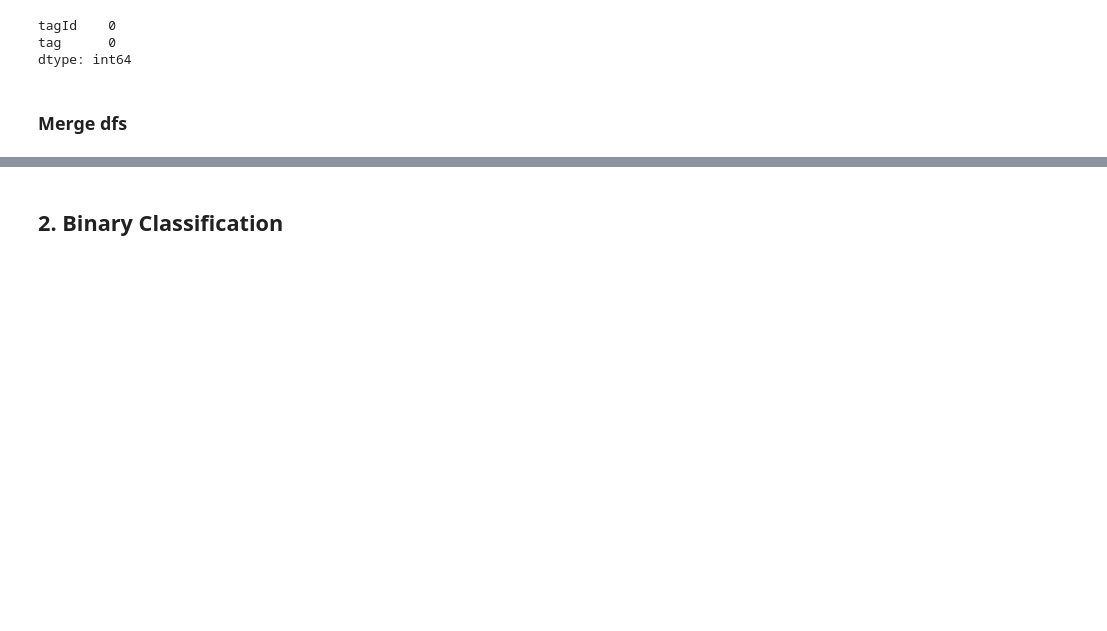
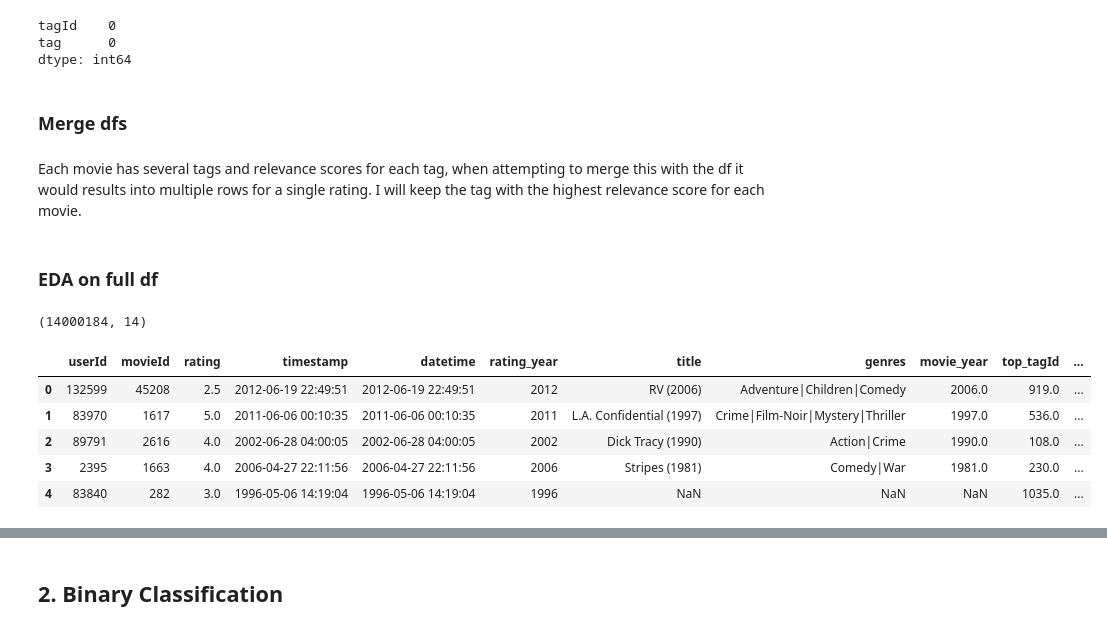
Before and after one commit to mara-sanchez1/MovieLens, a Jupyter notebook: MovieLens.ipynb, the cells around one changed output, grey strips where cells are left out. Cells and saved outputs as stored; diff of their text form; code cells hidden in the pictures; blank space fills up the shorter version.

Commit message:
Finished eda on full df

```diff
--- a/MovieLens.ipynb
+++ b/MovieLens.ipynb
@@ -559,0 +621,30 @@ dtype: int64
+# %% [markdown]
+Each movie has several tags and relevance scores for each tag, when attempting to merge this with the df it would results into multiple rows for a single rating. I will keep the tag with the highest relevance score for each movie.
+# %%
+# Merge train/test dfs
+
+ratings_movies_train = build_ratings_dataset(
+    rating_train, movie_train, genome_scores_train, genome_tags_train
+)
+
+ratings_movies_test = build_ratings_dataset(
+    rating_test, movie_test, genome_scores_test, genome_tags_test
+)
+# Change target to binary
+ratings_movies_train["y"] = (ratings_movies_train["rating"] >= 4).astype(int)
+ratings_movies_test["y"]  = (ratings_movies_test["rating"]  >= 4).astype(int)
+# %% [markdown]
+### EDA on full df
+# %%
+ratings_movies_train.shape
+# %% [output]
+(14000184, 14)
+# %%
+ratings_movies_train.head()
+# %% [output]
+|  | userId | movieId | rating | timestamp | datetime | rating_year | title | genres | movie_year | top_tagId | ... |
+| 0 | 132599 | 45208 | 2.5 | 2012-06-19 22:49:51 | 2012-06-19 22:49:51 | 2012 | RV (2006) | Adventure|Children|Comedy | 2006.0 | 919.0 | ... |
+| 1 | 83970 | 1617 | 5.0 | 2011-06-06 00:10:35 | 2011-06-06 00:10:35 | 2011 | L.A. Confidential (1997) | Crime|Film-Noir|Mystery|Thriller | 1997.0 | 536.0 | ... |
+| 2 | 89791 | 2616 | 4.0 | 2002-06-28 04:00:05 | 2002-06-28 04:00:05 | 2002 | Dick Tracy (1990) | Action|Crime | 1990.0 | 108.0 | ... |
+| 3 | 2395 | 1663 | 4.0 | 2006-04-27 22:11:56 | 2006-04-27 22:11:56 | 2006 | Stripes (1981) | Comedy|War | 1981.0 | 230.0 | ... |
+| 4 | 83840 | 282 | 3.0 | 1996-05-06 14:19:04 | 1996-05-06 14:19:04 | 1996 | NaN | NaN | NaN | 1035.0 | ... |
```
Also changed, not shown: parts of 10 cells of this notebook.
